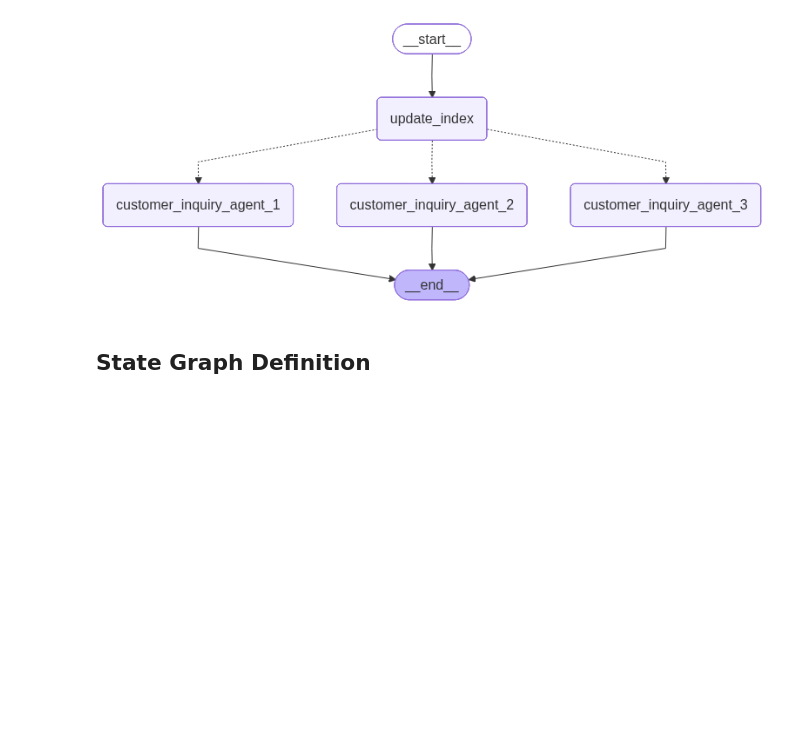
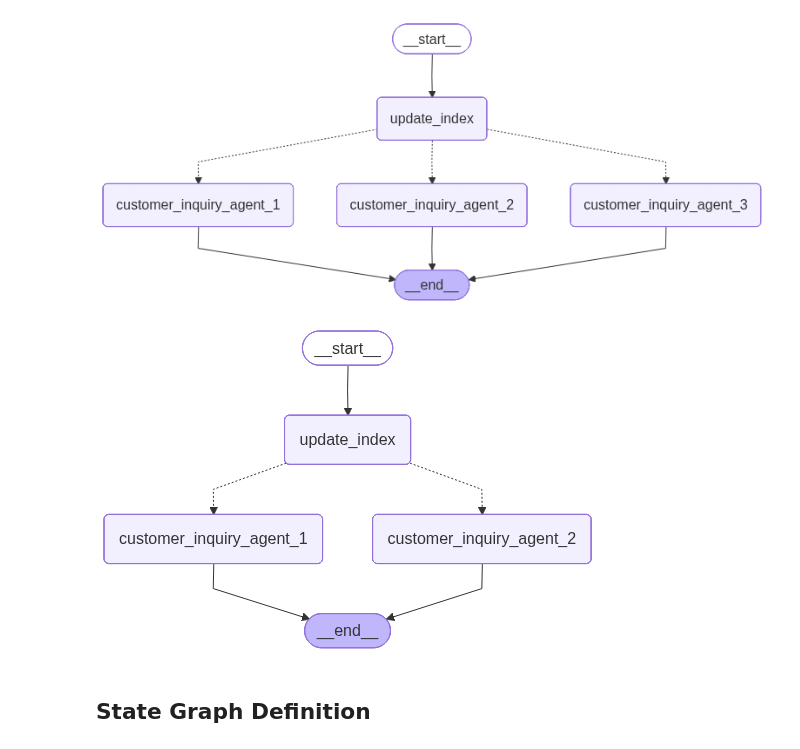
Before and after one commit to calvinwy/udacity_agentic_ai_langchang.langgraph, a Jupyter notebook: project_3/solution/03_agentic_app_RR.ipynb, the cells around one changed output. Cells and saved outputs as stored; diff of their text form; code cells hidden in the pictures; blank space fills up the shorter version.

```diff
--- a/project_3/solution/03_agentic_app_RR.ipynb
+++ b/project_3/solution/03_agentic_app_RR.ipynb
@@ -442,6 +517,15 @@ display(
 )
 # %% [output]
 [figure]
+# %%
+team_name = 'account_access_team'
+display(
+    Image(
+        agent_teams[team_name].get_graph().draw_mermaid_png()
+    )
+)
+# %% [output]
+[figure, added]
 # %% [markdown]
 ## State Graph Definition
 # %%
```
Also changed, not shown: parts of 26 cells of this notebook, 3 other files.
